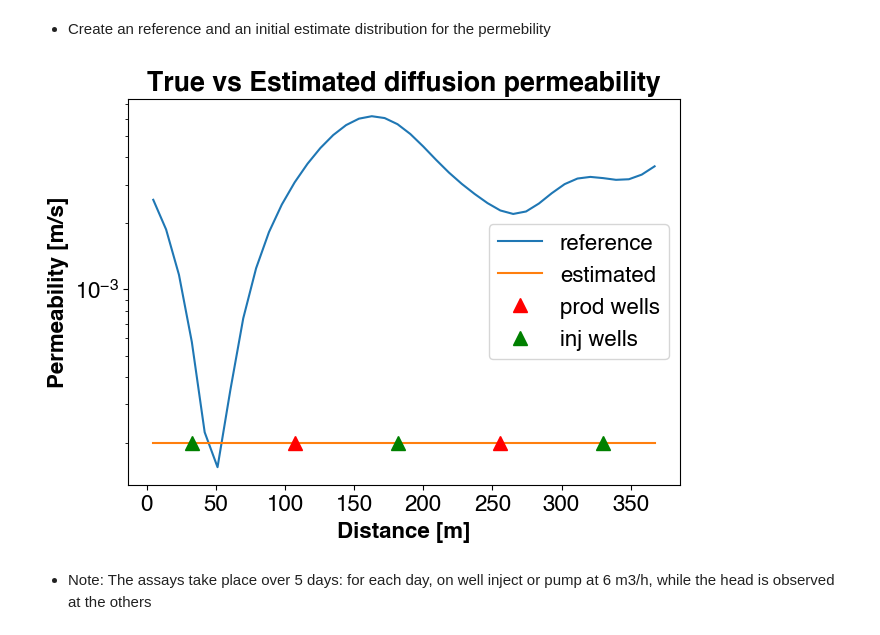
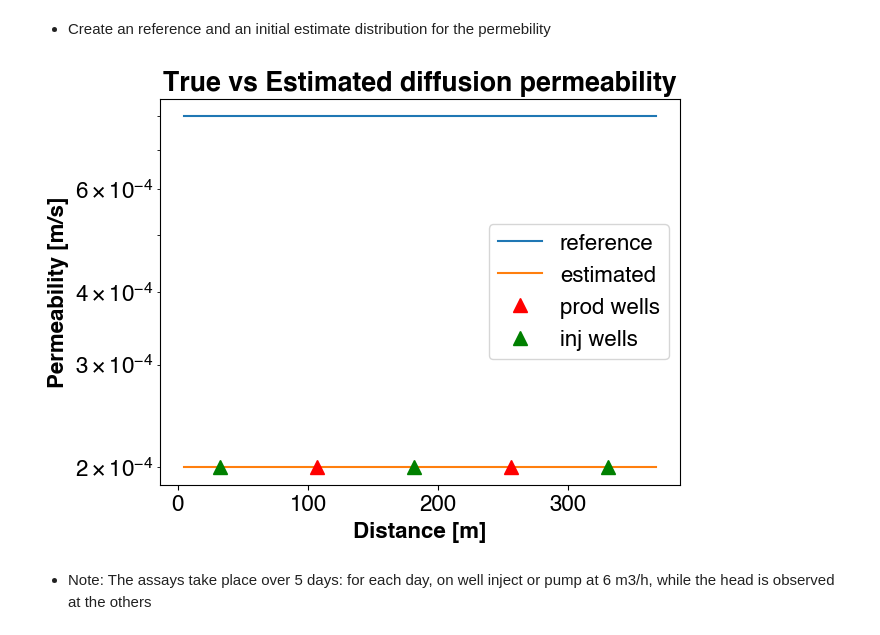
Before and after one commit to antoinecollet5/pyrtid, a Jupyter notebook: examples/adjoint/1d/diff_adv_inv_perm_from_heads_sf_transient.ipynb, the cells around one changed output. Saved outputs shown, nothing was run; the diff lists cells and outputs as text; code cells hidden in the pictures.

```diff
--- a/examples/adjoint/1d/diff_adv_inv_perm_from_heads_sf_transient.ipynb
+++ b/examples/adjoint/1d/diff_adv_inv_perm_from_heads_sf_transient.ipynb
@@ -157,6 +158,8 @@ perm_reference = gen_random_ensemble(
 
 # Initial estimate = an homogeneous value
 perm_estimate = np.ones((nx, ny)) * min_val  # m2/s
+
+perm_reference = np.ones((nx, ny)) * min_val * 4  # m2/s
 
 plotter = ngp.NestedGridPlotter()
 ax = plotter.ax_dict["ax1-1"]
@@ -173,34 +176,34 @@ ax.plot(x_positions_in_meters, perm_estimate, label="estimated")
 
 # Add some vertical lines to indicate the well
 for well_pos in production_locations:
     ax.plot(
         well_pos * dx - dx / 2,
         min_val,
         label="prod wells",
         marker="^",
         markersize=10,
         c="r",
         linestyle="none",
     )
 
 for well_pos in injection_locations:
     ax.plot(
         well_pos * dx - dx / 2,
         min_val,
         label="inj wells",
         marker="^",
         markersize=10,
         c="g",
         linestyle="none",
     )
 
 plotter.add_axis_legend("ax1-1")
 
 fname = "true_vs_estimated_initial_permeability"
 for format in ["png", "pdf"]:
     plotter.fig.savefig(fig_save_path.joinpath(f"{fname}.{format}"), format=format)
 # %% [output]
-[figure, old version]
+[figure, new version]
 # %% [markdown]
 - Note: The assays take place over 5 days: for each day, on well inject or pump at 6 m3/h, while the head is observed at the others
 # %% [markdown]
```
Also changed, not shown: parts of 34 cells of this notebook, 18 other files.
